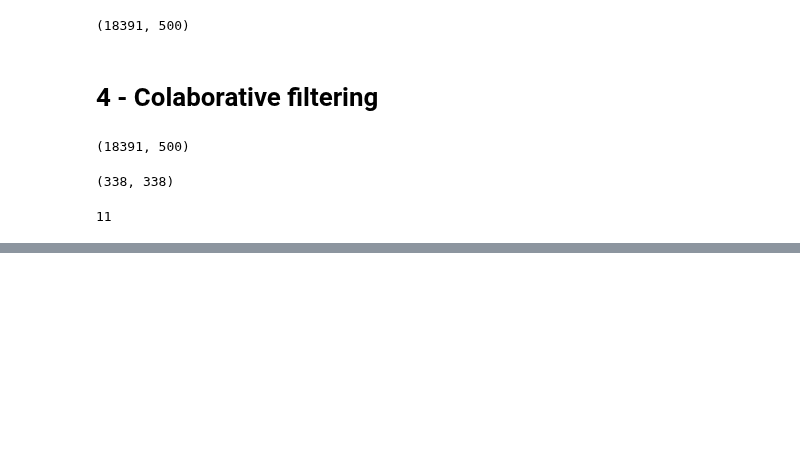
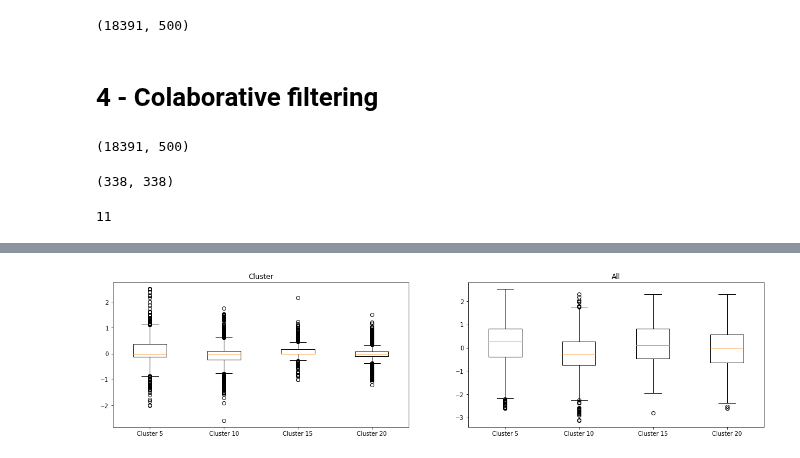
Before and after one commit to StundFR/ClusteringRecommendation, a Jupyter notebook: GroupLens/groupLens.ipynb, the cells around one changed output, grey strips where cells are left out. Cells and saved outputs as stored; diff of their text form; code cells hidden in the pictures; blank space fills up the shorter version.

```diff
--- a/GroupLens/groupLens.ipynb
+++ b/GroupLens/groupLens.ipynb
@@ -205,6 +202,0 @@ plt.show()
-# %%
-cluster_non_vide = []
-for k in cluster.keys():
-    if (len(cluster[k]["+"]) < 5) and (len(cluster[k]["+"]) > 0):
-        cluster_non_vide.append(k)
-len(cluster_non_vide)
@@ -257,0 +244,22 @@ cluster[cluster_non_vide[0]]
+# %%
+plt.figure(figsize=(20,10))
+
+k = 1
+for col in compare_delta_df.columns:
+    plt.subplot(2, 2, k)
+
+    plots = []
+    labels = []
+    for ind in compare_delta_df[col].index:
+        plots.append(compare_delta_df[col][ind])
+        labels.append(ind)
+
+    plt.boxplot(plots, labels=labels)
+    plt.title(col)
+
+    k += 1
+
+plt.savefig("img/compare_true_cluster_all.jpg", dpi=200)
+plt.show()
+# %% [output]
+[figure, added]
```
Also changed, not shown: parts of 12 cells of this notebook.
